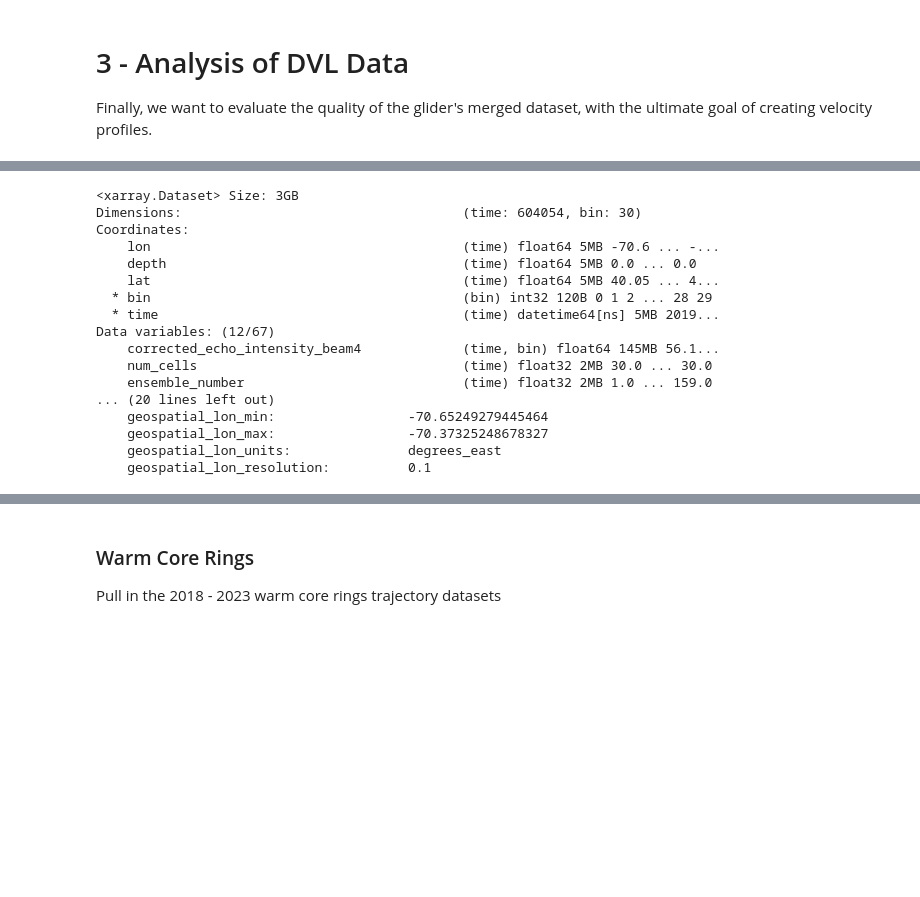
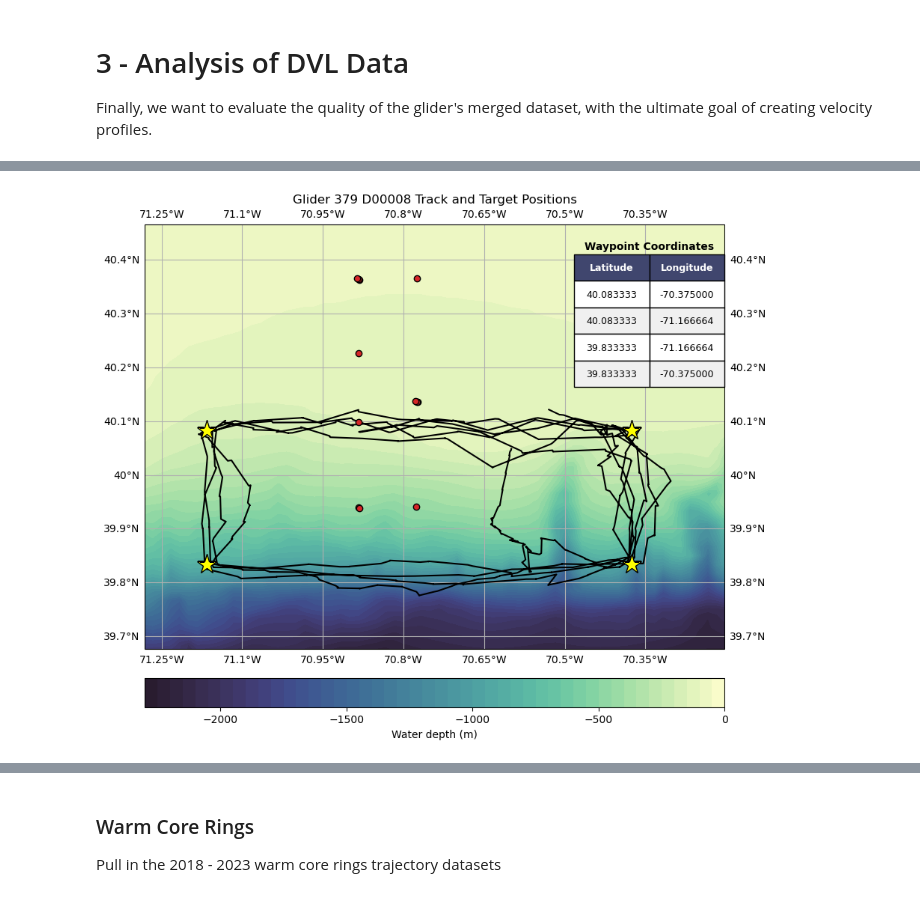
Before and after one commit to WHOIGit/ooicgsn_glider_dvl, a Jupyter notebook: notebooks/3.1-alternative-data-analysis.ipynb, the cells around one changed output, grey strips where cells are left out. Saved outputs shown, nothing was run; the diff lists cells and outputs as text; code cells hidden in the pictures; blank space fills up the shorter version.

```diff
--- a/notebooks/3.1-alternative-data-analysis.ipynb
+++ b/notebooks/3.1-alternative-data-analysis.ipynb
@@ -16,9 +16,12 @@ glider_name = '-'.join(refdes.split('-')[:2]) # shorten ref des to get glider na
 # %%
-# Load the ADCP Data
-adcp = xr.open_dataset(f"../data/raw/{refdes}.deployment{dep_str}.adcp_data.nc").load()
+# # Load the ADCP Data
+# adcp = xr.open_dataset(f"../data/raw/{refdes}.deployment{dep_str}.adcp_data.nc").load()
 
-# Load the Science Data
-gdac = xr.open_dataset(f"../data/raw/{glider_name}.deployment{dep_str}.science.nc").load()
+# # Load the Science Data
+# gdac = xr.open_dataset(f"../data/raw/{glider_name}.deployment{dep_str}.science.nc").load()
 
 # Load in the merged glider data set
 glider = xr.open_dataset(f"../data/processed/{glider_name}.deployment{dep_str}.merged.nc").load()
+
+# Load in the Pioneer NES mooring locations
+pioneer_moorings = mapping.get_mooring_locations('CP0')
@@ -24,0 +33,8 @@ glider = xr.open_dataset(f"../data/processed/{glider_name}.deployment{dep_str}.m
+# %%
+# Set the glider box
+glider_box = [[40.0833332, -70.375000],
+              [40.0833332, -71.166664],
+              [39.8333332, -71.166664],
+              [39.8333332, -70.375000]]
+glider_box = pd.DataFrame(data = glider_box, columns=['lat', 'lon'])
+glider_box
@@ -25,22 +47,25 @@ glider = xr.open_dataset(f"../data/processed/{glider_name}.deployment{dep_str}.m
 # %%
-# Need to add the waypoint targets
-glider_out = glider.copy()
-glider_out
+# Map extent covering the glider track and the Pioneer NES moorings
+pad = 0.1
+extent = [
+    min(float(glider['glider_precise_lon'].min()), pioneer_moorings['lon'].min()) - pad,
+    max(float(glider['glider_precise_lon'].max()), pioneer_moorings['lon'].max()) + pad,
+    min(float(glider['glider_precise_lat'].min()), pioneer_moorings['lat'].min()) - pad,
+    max(float(glider['glider_precise_lat'].max()), pioneer_moorings['lat'].max()) + pad,
+]
+
+# Download the bathymetry
+bathymetry = mapping.get_bathymetry(extent)
+
+# Plot the glider track, waypoints, and mooring locations
+fig, ax = mapping.map_glider_tracks(
+    glider,
+    bathymetry=bathymetry,
+    moorings=pioneer_moorings,
+    extent=extent,
+    waypoints=glider_box,
+    title='Glider 379 D00008 Track and Target Positions',
+)
+plt.show()
 # %% [output]
-<xarray.Dataset> Size: 3GB
-Dimensions:                                    (time: 604054, bin: 30)
-Coordinates:
-    lon                                        (time) float64 5MB -70.6 ... -...
-    depth                                      (time) float64 5MB 0.0 ... 0.0
-    lat                                        (time) float64 5MB 40.05 ... 4...
-  * bin                                        (bin) int32 120B 0 1 2 ... 28 29
-  * time                                       (time) datetime64[ns] 5MB 2019...
-Data variables: (12/67)
-    corrected_echo_intensity_beam4             (time, bin) float64 145MB 56.1...
-    num_cells                                  (time) float32 2MB 30.0 ... 30.0
-    ensemble_number                            (time) float32 2MB 1.0 ... 159.0
-... (20 lines left out)
-    geospatial_lon_min:                 -70.65249279445464
-    geospatial_lon_max:                 -70.37325248678327
-    geospatial_lon_units:               degrees_east
-    geospatial_lon_resolution:          0.1
+[figure, added]
```
Also changed, not shown: parts of 43 cells of this notebook.
